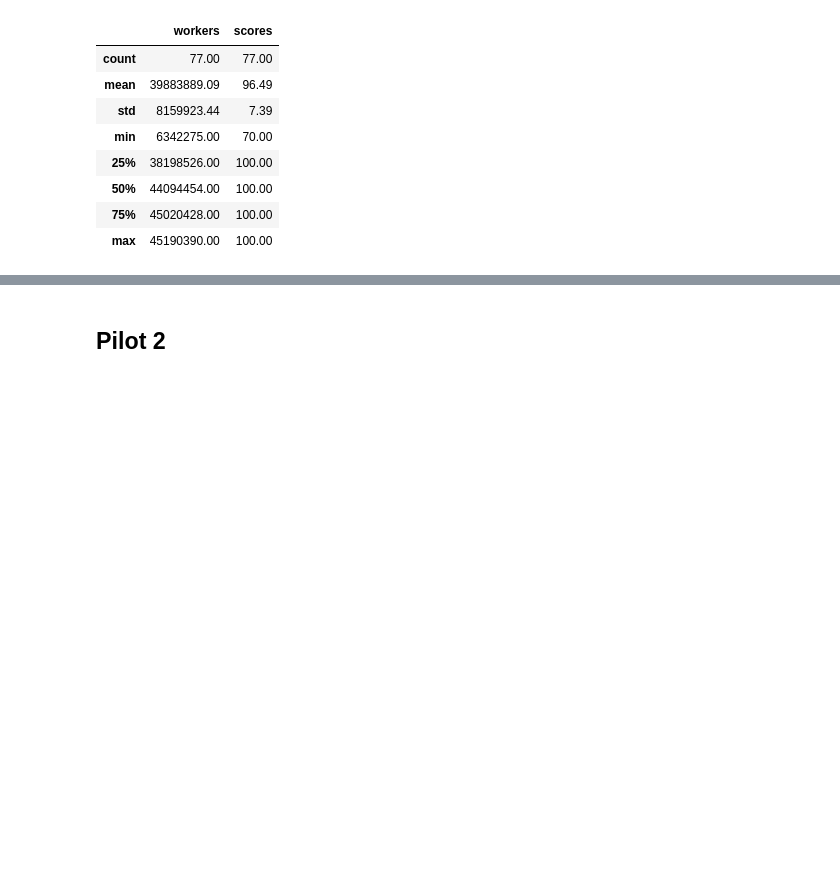
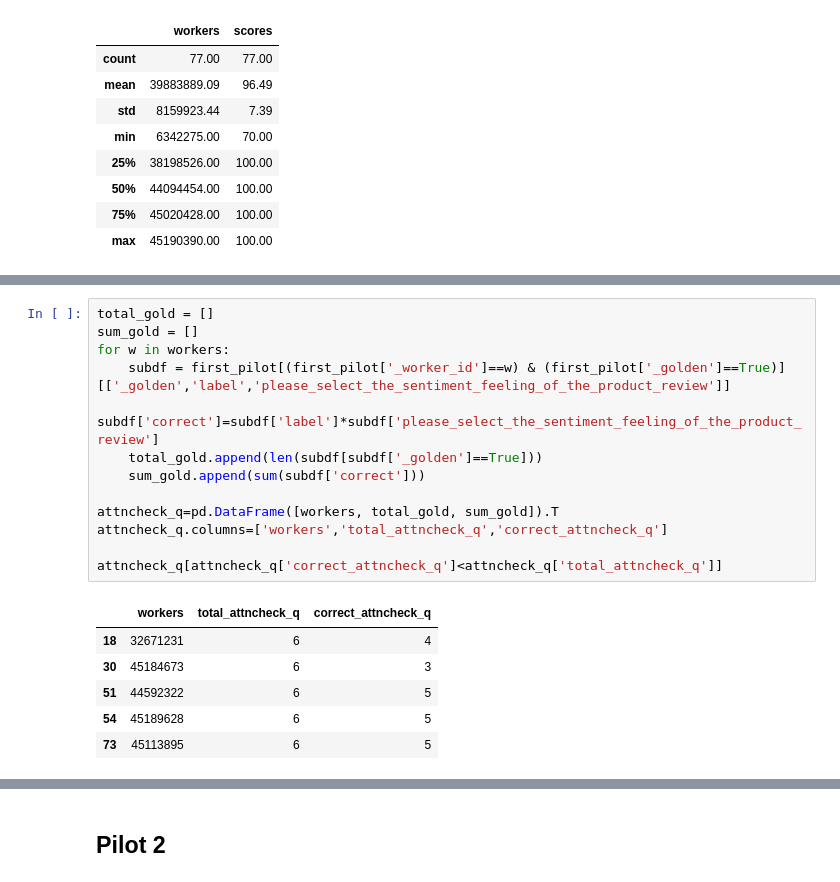
Before and after one commit to smferro54/W241_Final_Project, a Jupyter notebook: Final Project W241.ipynb, the cells around one changed output, grey strips where cells are left out. Drawn from its saved outputs; the diff is of its cells as text; blank space fills up the shorter version.

```diff
--- a/Final Project W241.ipynb
+++ b/Final Project W241.ipynb
@@ -187,0 +187,20 @@ plt.show()
+# %%
+total_gold = []
+sum_gold = []
+for w in workers:
+    subdf = first_pilot[(first_pilot['_worker_id']==w) & (first_pilot['_golden']==True)][['_golden','label','please_select_the_sentiment_feeling_of_the_product_review']]
+    subdf['correct']=subdf['label']*subdf['please_select_the_sentiment_feeling_of_the_product_review']
+    total_gold.append(len(subdf[subdf['_golden']==True]))
+    sum_gold.append(sum(subdf['correct']))
+
+attncheck_q=pd.DataFrame([workers, total_gold, sum_gold]).T
+attncheck_q.columns=['workers','total_attncheck_q','correct_attncheck_q']
+
+attncheck_q[attncheck_q['correct_attncheck_q']<attncheck_q['total_attncheck_q']]
+# %% [output]
+|  | workers | total_attncheck_q | correct_attncheck_q |
+| 18 | 32671231 | 6 | 4 |
+| 30 | 45184673 | 6 | 3 |
+| 51 | 44592322 | 6 | 5 |
+| 54 | 45189628 | 6 | 5 |
+| 73 | 45113895 | 6 | 5 |
```
Also changed, not shown: parts of 8 cells of this notebook.
